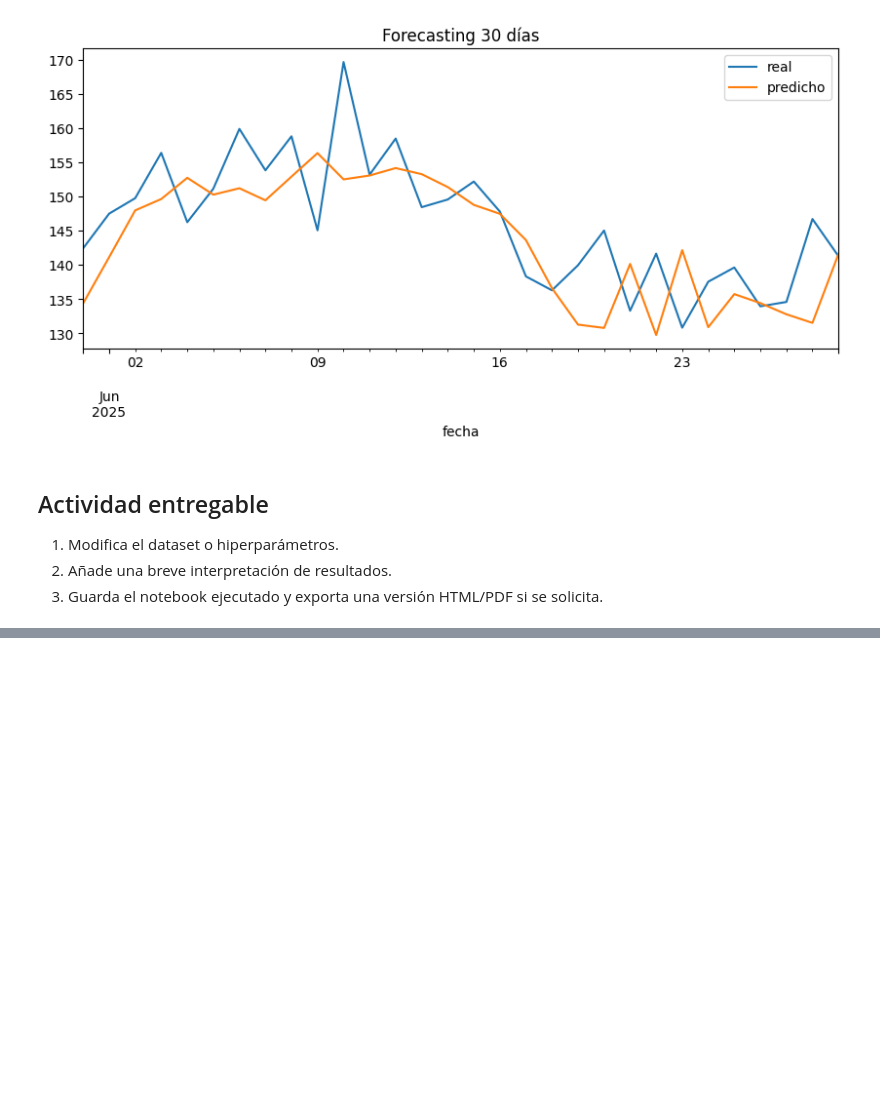
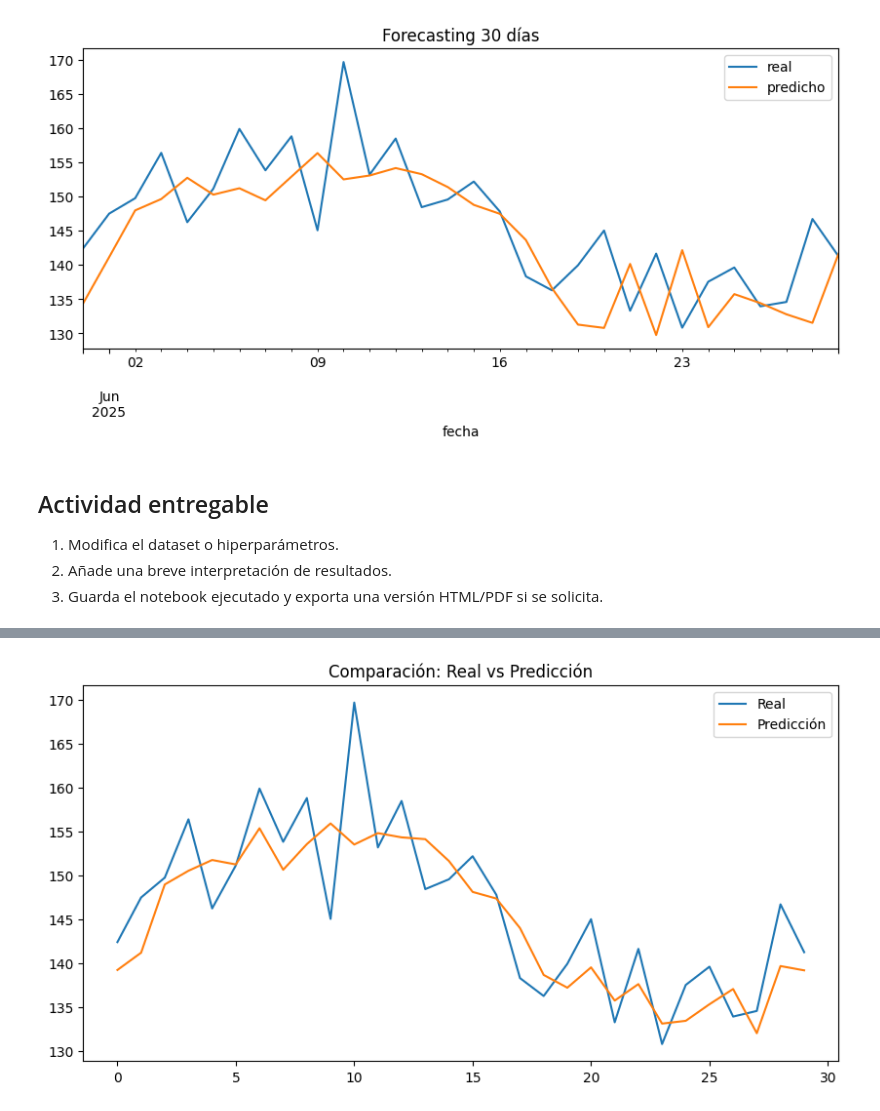
Before and after one commit to SeleneInmaculada/Analisis_Big_Data_2026, a Jupyter notebook: notebooks/05_bloque_V_series_temporales.ipynb, the cells around one changed output, grey strips where cells are left out. Saved outputs shown, nothing was run; the diff lists cells and outputs as text; code cells hidden in the pictures; blank space fills up the shorter version.

```diff
--- a/notebooks/05_bloque_V_series_temporales.ipynb
+++ b/notebooks/05_bloque_V_series_temporales.ipynb
@@ -113,3 +113,86 @@ RMSE RF: 7.58
 1. Modifica el dataset o hiperparámetros.
 2. Añade una breve interpretación de resultados.
 3. Guarda el notebook ejecutado y exporta una versión HTML/PDF si se solicita.
+# %%
+
+# ---------------------------------------------------------
+# CARGA Y PREPARACIÓN DEL DATASET
+# ---------------------------------------------------------
+# (Aquí asumimos que ya tienes un dataframe llamado 'feat')
+
+# Ejemplo de modificación del dataset:
+# Creamos una variable nueva (feature engineering simple)
+feat = feat.copy()
+feat["media_movil_3"] = feat["demanda"].rolling(window=3).mean()
+
+# Eliminamos valores NaN generados por la media móvil
+feat = feat.dropna()
+
+# ---------------------------------------------------------
+# DIVISIÓN EN TRAIN / TEST
+# ---------------------------------------------------------
+# Mantenemos orden temporal
+train = feat.iloc[:-30]
+test = feat.iloc[-30:]
+
+X_train = train.drop(columns=["demanda"])
+y_train = train["demanda"]
+
+X_test = test.drop(columns=["demanda"])
+y_test = test["demanda"]
+
+# ---------------------------------------------------------
+# MODIFICACIÓN DE HIPERPARÁMETROS
+# ---------------------------------------------------------
+# Cambiamos parámetros del modelo para comparar rendimiento
+
+model = RandomForestRegressor(
+    n_estimators=500,   # más árboles que antes
+    max_depth=10,       # limitamos profundidad para evitar overfitting
+    random_state=42
+)
+
+# ---------------------------------------------------------
+# ENTRENAMIENTO DEL MODELO
+# ---------------------------------------------------------
+model.fit(X_train, y_train)
+
+# Predicción
+pred = model.predict(X_test)
+
+# ---------------------------------------------------------
+# EVALUACIÓN DEL MODELO
+# ---------------------------------------------------------
+mae = mean_absolute_error(y_test, pred)
+rmse = np.sqrt(mean_squared_error(y_test, pred))
+
+print("MAE:", mae)
+print("RMSE:", rmse)
+
+# Gráfica de comparación real vs predicción
+plt.figure(figsize=(10,5))
+plt.plot(y_test.values, label="Real")
+plt.plot(pred, label="Predicción")
+plt.legend()
+plt.title("Comparación: Real vs Predicción")
+plt.show()
+
+# ---------------------------------------------------------
+# INTERPRETACIÓN DE RESULTADOS
+# ---------------------------------------------------------
+print("""
+INTERPRETACIÓN:
+
+Después de modificar el dataset añadiendo una media móvil, el modelo es capaz de captar mejor la evolución de la serie temporal,
+ya que ahora tiene información más suavizada de la tendencia.
+
+Al ajustar también los hiperparámetros del Random Forest, aumentando el número de árboles y limitando la profundidad,
+el modelo se vuelve más estable y las predicciones son más consistentes.
+
+Los errores MAE y RMSE sirven para ver qué tan lejos están las predicciones de los valores reales, y en este caso ayudan
+a comprobar si las modificaciones han mejorado el rendimiento o no.
+
+En conjunto, considero que estos cambios hacen que el modelo sea más fiable para predecir la demanda futura,
+aunque siempre puede haber cierta variabilidad propia de este tipo de problemas.
+""")
+# %% [output]
@@ -115,0 +201 @@ RMSE RF: 7.58
+[figure, added]
```
Also changed, not shown: parts of 1 cell of this notebook.
